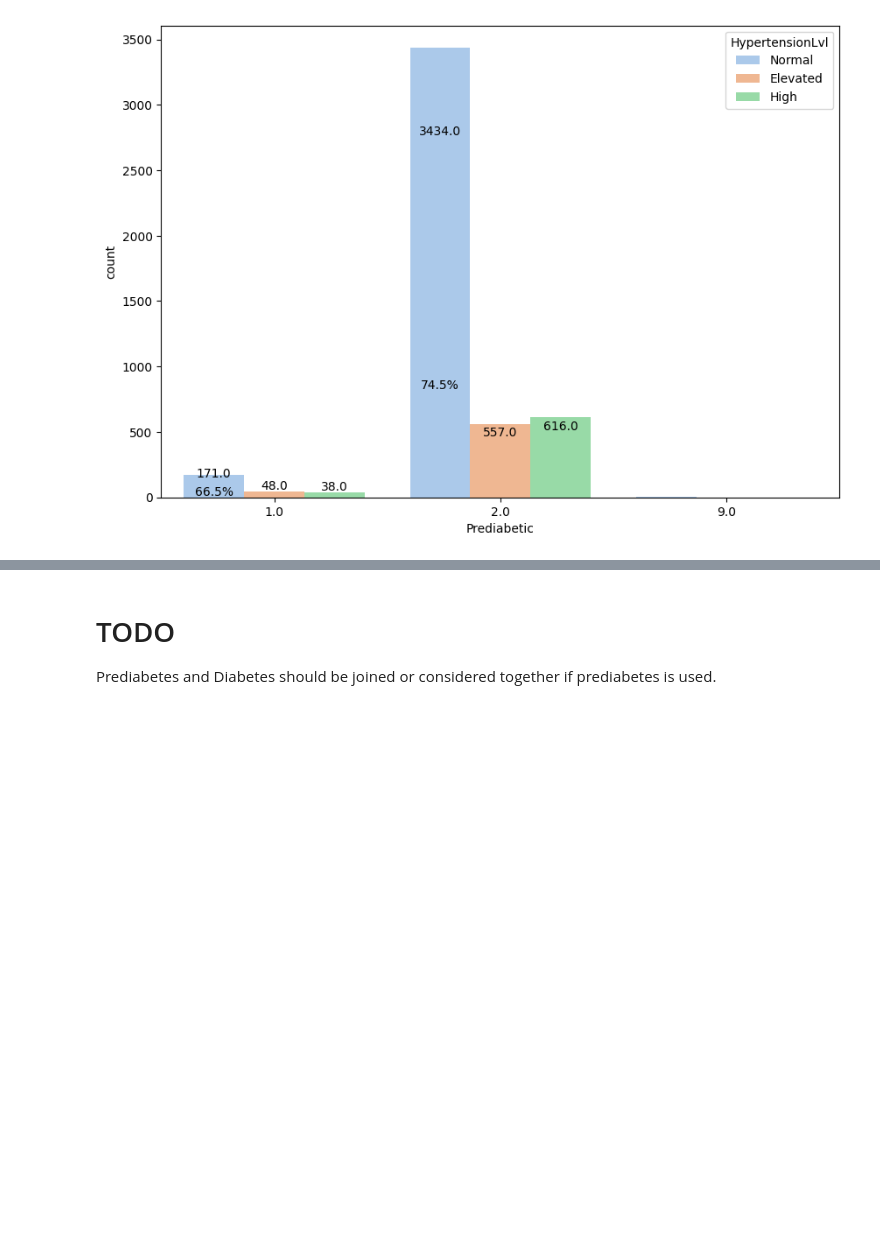
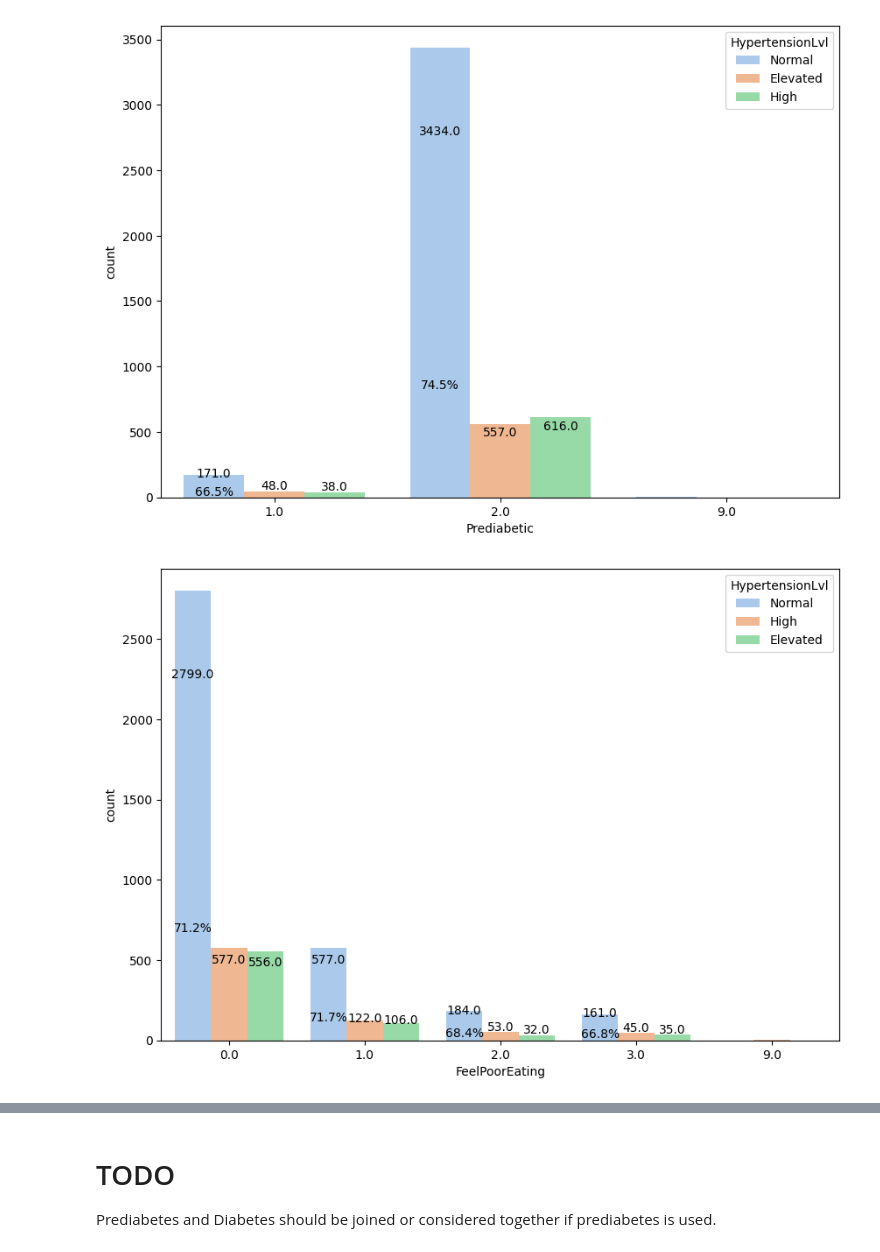
Before and after one commit to samcohen1/HypertensionML, a Jupyter notebook: new_predictor.ipynb, the cells around one changed output, grey strips where cells are left out. Saved outputs shown, nothing was run; the diff lists cells and outputs as text; code cells hidden in the pictures; blank space fills up the shorter version.

```diff
--- a/new_predictor.ipynb
+++ b/new_predictor.ipynb
@@ -1066,3 +1065,9 @@ plot_bivariate('Diabetes', 'HypertensionLvl')
 plot_bivariate('Prediabetic', 'HypertensionLvl')
 # %% [output]
 [figure]
+# %%
+#'FeelPoorEating', 'FeelTired','SleepTroubles', 'FeelDepressed', 'AlcConsumpMoreThan4/5MostDays', 'SleepDuringWork'
+
+plot_bivariate('FeelPoorEating', 'HypertensionLvl')
+# %% [output]
+[figure, added]
```
Also changed, not shown: parts of 32 cells of this notebook.
